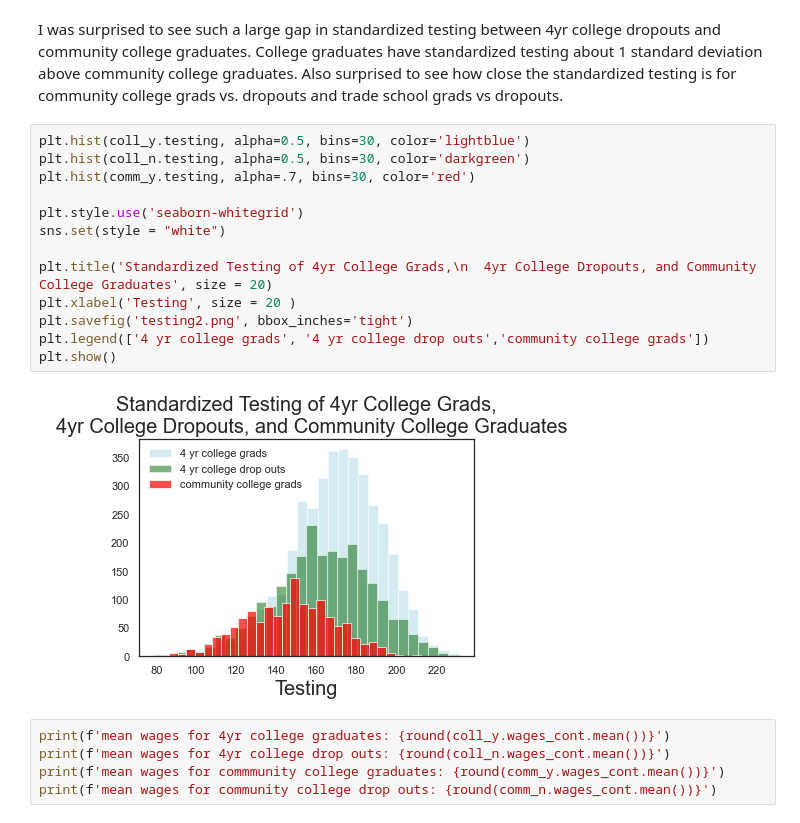
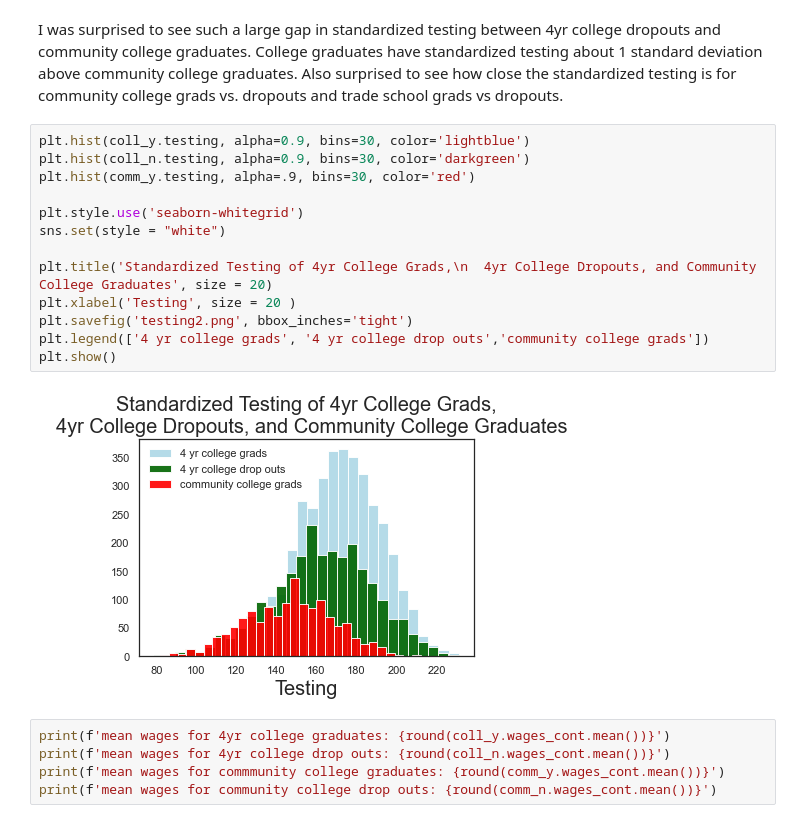
Before and after one commit to eonslemp/ML_assisted_college_advising, a Jupyter notebook: code/final_notebook.ipynb, the cells around one changed output. Drawn from its saved outputs; the diff is of its cells as text.

```diff
--- a/code/final_notebook.ipynb
+++ b/code/final_notebook.ipynb
@@ -479,20 +480,20 @@ standardized testing mean for trade school dropouts is: 132.13
 I was surprised to see such a large gap in standardized testing between 4yr college dropouts and community college graduates.  College graduates have standardized testing about 1 standard deviation above community college graduates.
 Also surprised to see how close the standardized testing is for community college grads vs. dropouts and trade school grads vs dropouts.
 # %%
-plt.hist(coll_y.testing, alpha=0.5, bins=30, color='lightblue')
-plt.hist(coll_n.testing, alpha=0.5, bins=30, color='darkgreen')
-plt.hist(comm_y.testing, alpha=.7, bins=30, color='red')
+plt.hist(coll_y.testing, alpha=0.9, bins=30, color='lightblue')
+plt.hist(coll_n.testing, alpha=0.9, bins=30, color='darkgreen')
+plt.hist(comm_y.testing, alpha=.9, bins=30, color='red')
 
 plt.style.use('seaborn-whitegrid')
 sns.set(style = "white")
 
 plt.title('Standardized Testing of 4yr College Grads,\n  4yr College Dropouts, and Community College Graduates', size = 20)
 plt.xlabel('Testing', size = 20 )
 plt.savefig('testing2.png', bbox_inches='tight')
 plt.legend(['4 yr college grads', '4 yr college drop outs','community college grads'])
 plt.show()
 # %% [output]
-[figure, old version]
+[figure, new version]
 # %%
 print(f'mean wages for 4yr college graduates: {round(coll_y.wages_cont.mean())}')
 print(f'mean wages for 4yr college drop outs: {round(coll_n.wages_cont.mean())}')
```
Also changed, not shown: parts of 20 cells of this notebook, 4 other files.
